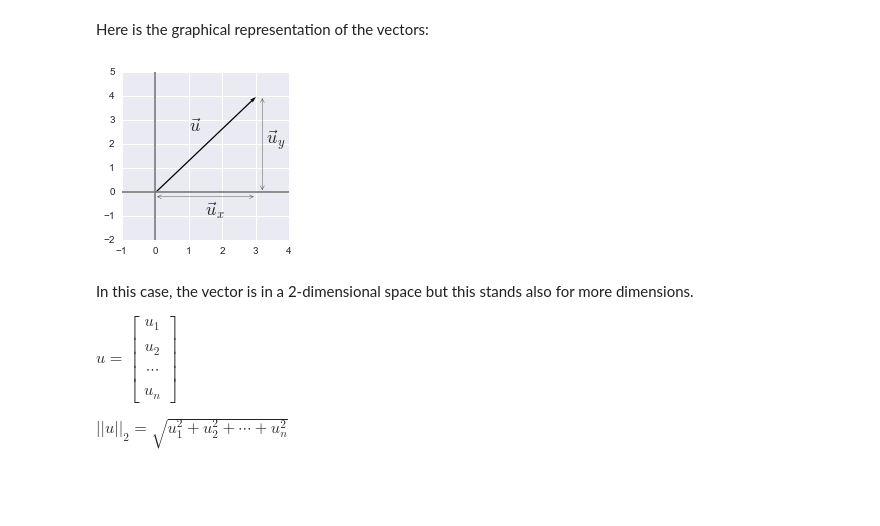
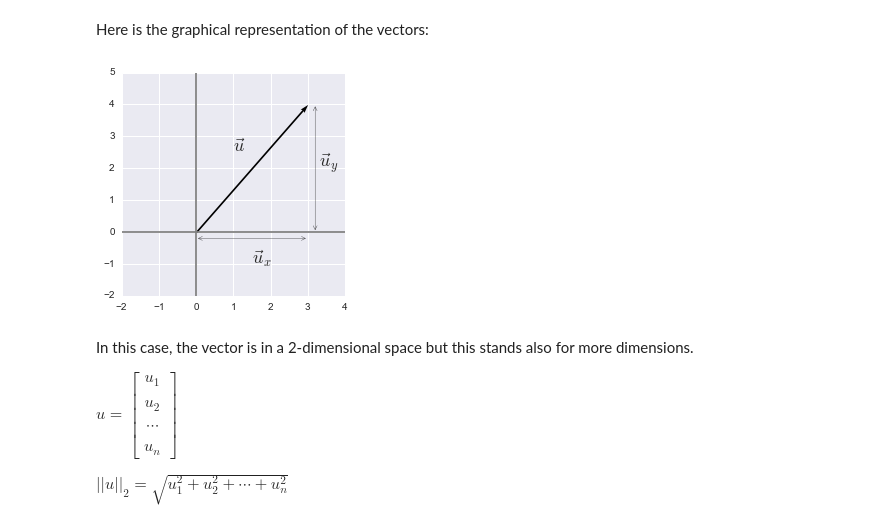
Before and after one commit to hadrienj/deepLearningBook-Notes, a Jupyter notebook: 2.5 Norms.ipynb, the cells around one changed output. Saved outputs shown, nothing was run; the diff lists cells and outputs as text; code cells hidden in the pictures; blank space fills up the shorter version.

```diff
--- a/2.5 Norms.ipynb
+++ b/2.5 Norms.ipynb
@@ -164,30 +176,30 @@ Here is the graphical representation of the vectors:
 # %%
 u = [0,0,3,4]
 
 plt.quiver([u[0]],
            [u[1]],
            [u[2]],
            [u[3]],
            angles='xy', scale_units='xy', scale=1)
 
-plt.xlim(-1, 4)
+plt.xlim(-2, 4)
 plt.ylim(-2, 5)
 plt.axvline(x=0, color='grey')
 plt.axhline(y=0, color='grey')
 
 plt.annotate('', xy = (3.2, 0), xytext = (3.2, 4),
              arrowprops=dict(edgecolor='black', arrowstyle = '<->'))
 plt.annotate('', xy = (0, -0.2), xytext = (3, -0.2),
              arrowprops=dict(edgecolor='black', arrowstyle = '<->'))
 
 plt.text(1, 2.5, r'$\vec{u}$', size=18)
 plt.text(3.3, 2, r'$\vec{u}_y$', size=18)
 plt.text(1.5, -1, r'$\vec{u}_x$', size=18)
 
 plt.show()
 plt.close()
 # %% [output]
-[figure, old version]
+[figure, new version]
 # %% [markdown]
 In this case, the vector is in a 2-dimensional space but this stands also for more dimensions.
 
```
Also changed, not shown: parts of 17 cells of this notebook.
